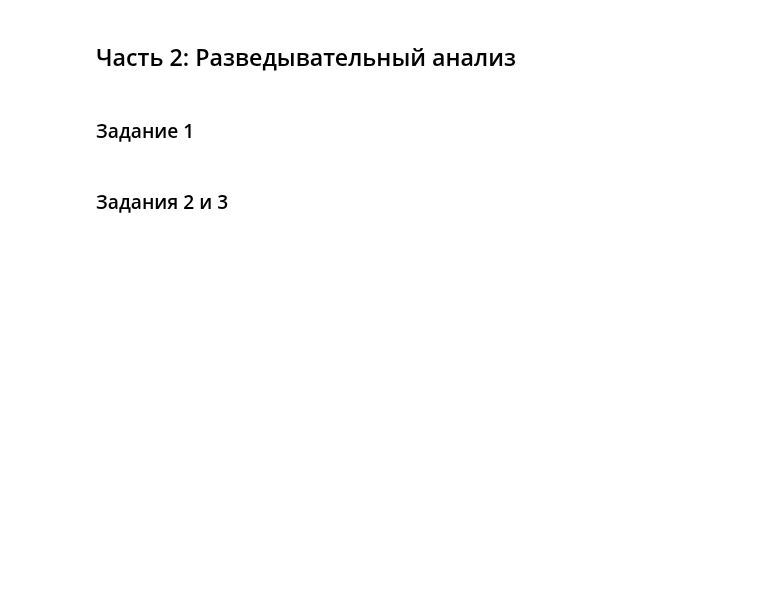
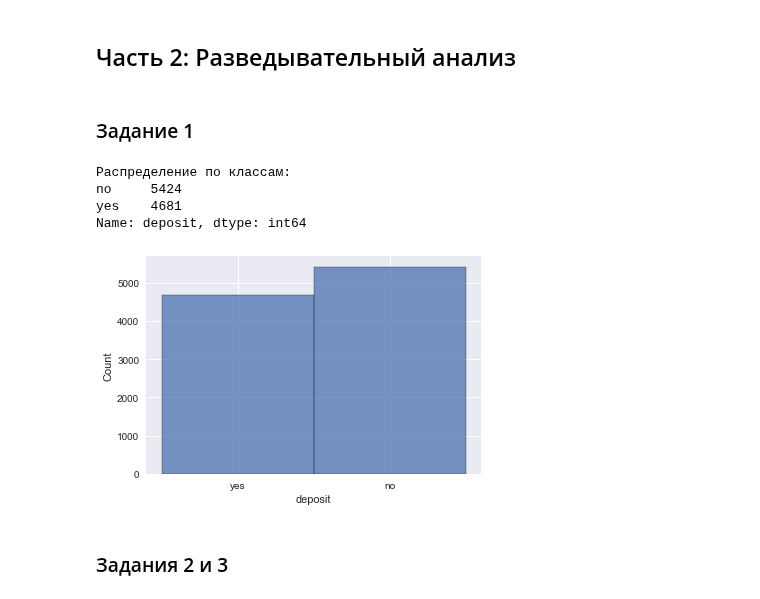
Before and after one commit to DmitriySky47/sf_data_science, a Jupyter notebook: project_4/Project_4_ML.ipynb, the cells around one changed output. Cells and saved outputs as stored; diff of their text form; code cells hidden in the pictures; blank space fills up the shorter version.

```diff
--- a/project_4/Project_4_ML.ipynb
+++ b/project_4/Project_4_ML.ipynb
@@ -163,6 +163,15 @@ df.balance.plot(kind='hist', density=1, bins=20, stacked=False, alpha=.5, color=
 # %%
 # изучите соотношение классов в ваших данных на предмет несбалансированности, проиллюстрируйте результат
 # ваш код
+sns.histplot(df['deposit']) # визуализируем классы
+print('Распределение по классам:')
+print(df['deposit'].value_counts())
+# %% [output]
+Распределение по классам:
+no     5424
+yes    4681
+Name: deposit, dtype: int64
+[figure, added]
 # %% [markdown]
 ### Задания 2 и 3
 # %%
```
Also changed, not shown: parts of 12 cells of this notebook, 1 other file.
